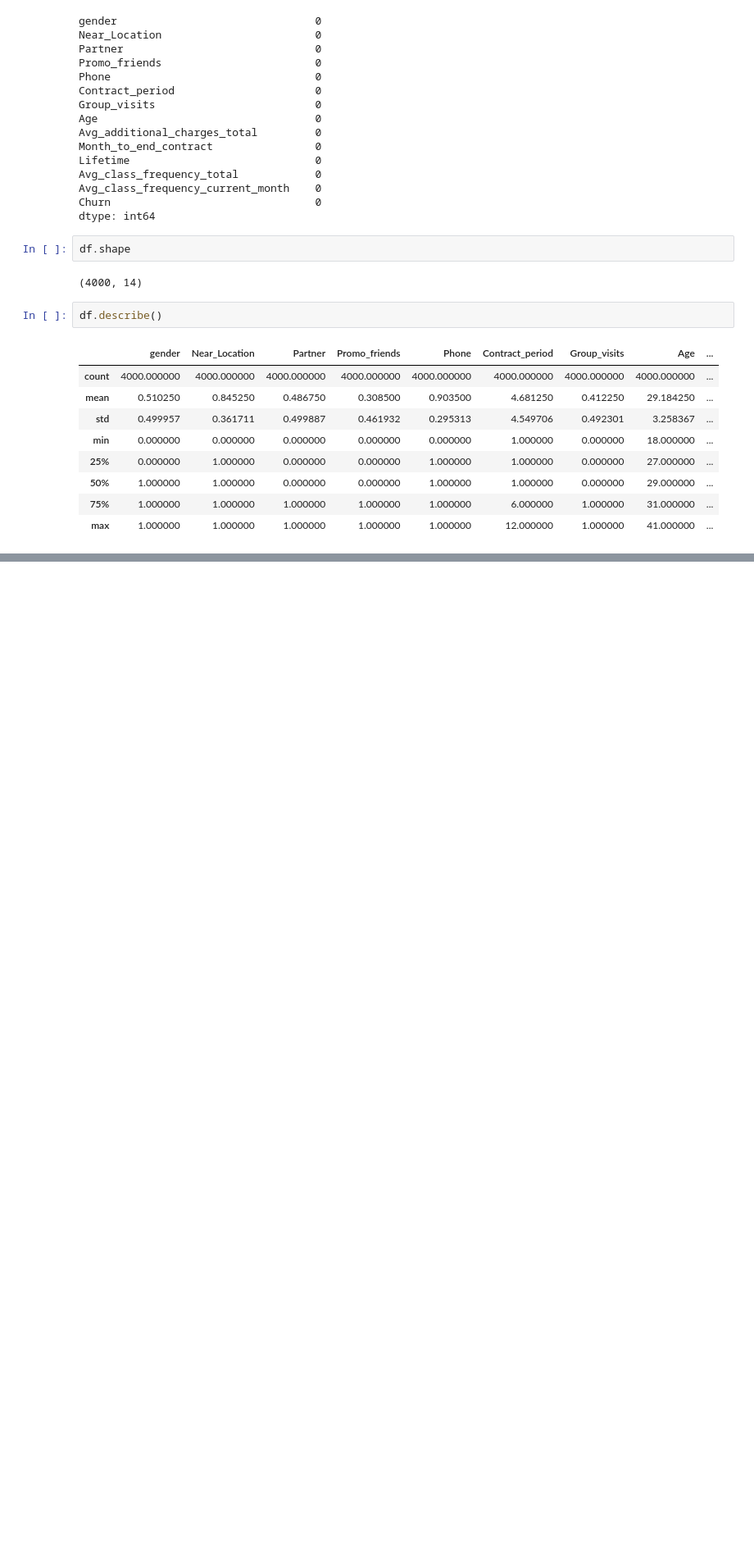
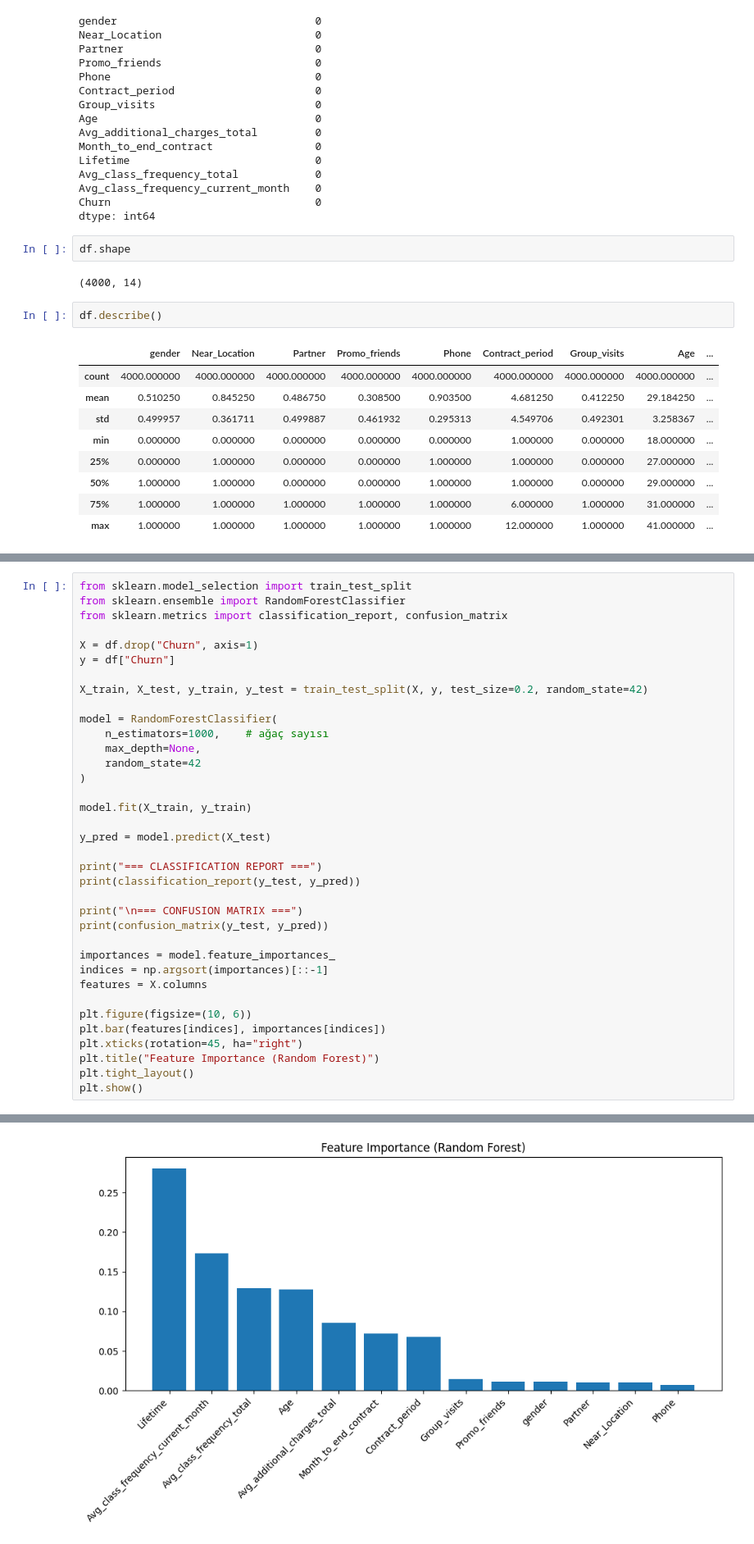
Before and after one commit to yukselkaran/gym-churn-prediction, a Jupyter notebook: gym-churn-prediction.ipynb, the cells around one changed output, grey strips where cells are left out. Shown: that part at 82% size. Drawn from its saved outputs; the diff is of its cells as text; blank space fills up the shorter version.

Commit message:
Updated gym-churn-prediction.ipynb
Trained a Random Forest classifier on the dataset.

```diff
--- a/gym-churn-prediction.ipynb
+++ b/gym-churn-prediction.ipynb
@@ -74,0 +93,37 @@ df.describe()
+# %%
+from sklearn.model_selection import train_test_split
+from sklearn.ensemble import RandomForestClassifier
+from sklearn.metrics import classification_report, confusion_matrix
+
+X = df.drop("Churn", axis=1)
+y = df["Churn"]
+
+X_train, X_test, y_train, y_test = train_test_split(X, y, test_size=0.2, random_state=42)
+
+model = RandomForestClassifier(
+    n_estimators=1000,    # ağaç sayısı
+    max_depth=None,
+    random_state=42
+)
+
+model.fit(X_train, y_train)
+
+y_pred = model.predict(X_test)
+
+print("=== CLASSIFICATION REPORT ===")
+print(classification_report(y_test, y_pred))
+
+print("\n=== CONFUSION MATRIX ===")
+print(confusion_matrix(y_test, y_pred))
+
+importances = model.feature_importances_
+indices = np.argsort(importances)[::-1]
+features = X.columns
+
+plt.figure(figsize=(10, 6))
+plt.bar(features[indices], importances[indices])
+plt.xticks(rotation=45, ha="right")
+plt.title("Feature Importance (Random Forest)")
+plt.tight_layout()
+plt.show()
+# %% [output]
@@ -74,0 +144 @@ df.describe()
+[figure, added]
```
Also changed, not shown: parts of 4 cells of this notebook.
